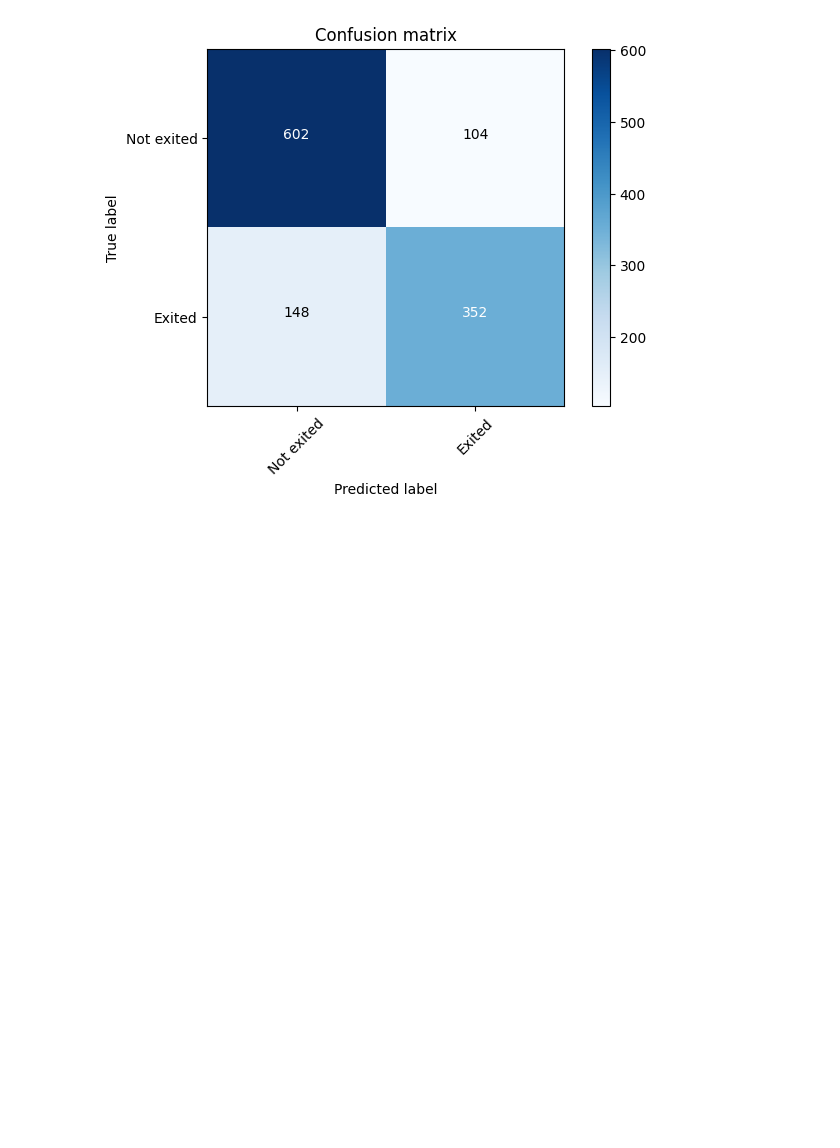
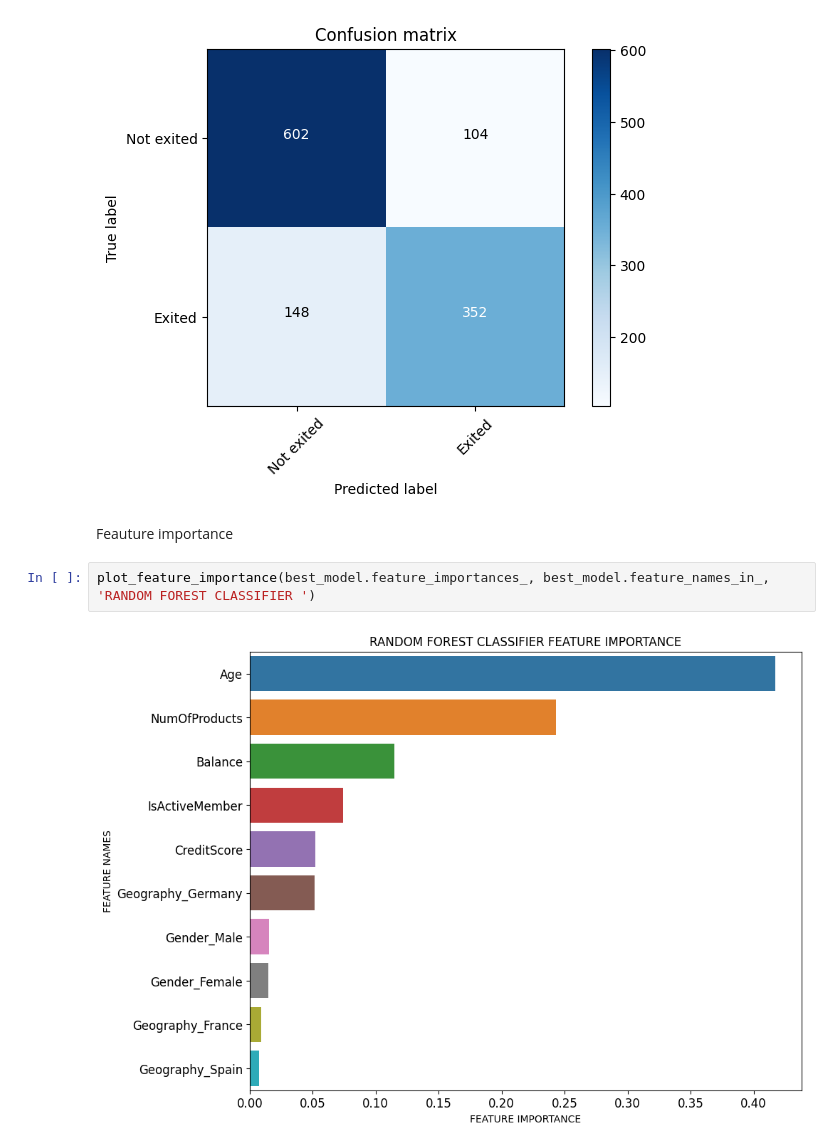
Before and after one commit to jolual2747/bank-customer-churn-prediction, a Jupyter notebook: 02-MODELACION.ipynb, the cells around one changed output. Drawn from its saved outputs; the diff is of its cells as text; blank space fills up the shorter version.

```diff
--- a/02-MODELACION.ipynb
+++ b/02-MODELACION.ipynb
@@ -580,3 +581,9 @@ plot_confusion_matrix(cm, classes=['Not exited', 'Exited'], normalize=False)
 # %% [output]
 Confusion matrix, without normalization
 [figure]
+# %% [markdown]
+Feauture importance
+# %%
+plot_feature_importance(best_model.feature_importances_, best_model.feature_names_in_, 'RANDOM FOREST CLASSIFIER ')
+# %% [output]
+[figure, added]
```
Also changed, not shown: parts of 5 cells of this notebook, 1 other file.
